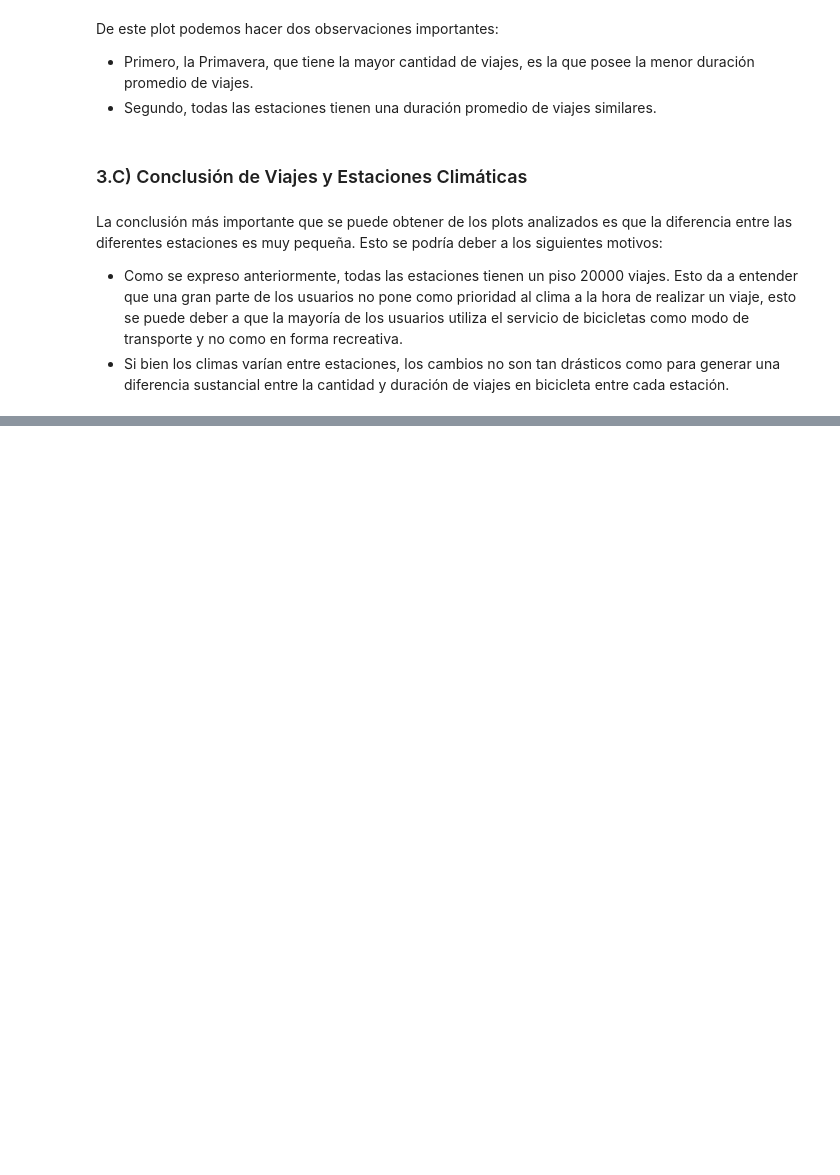
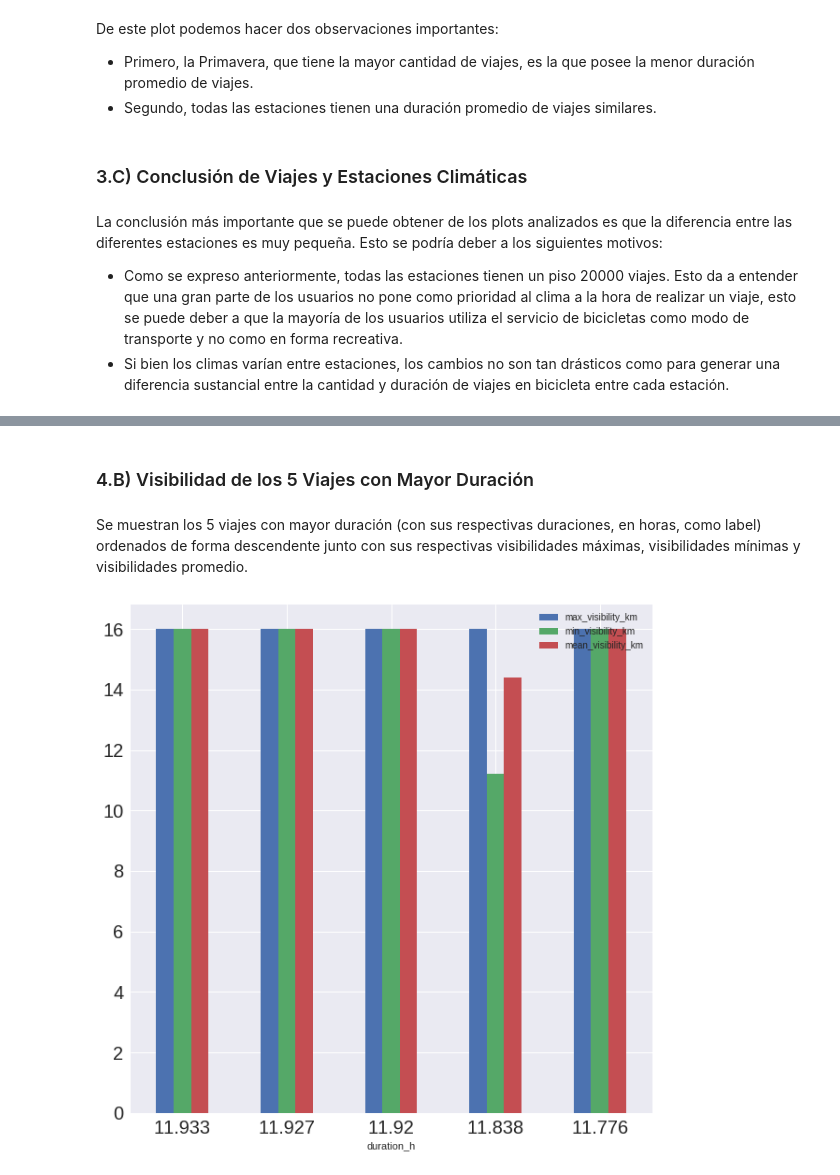
Before and after one commit to frisjon/tp1, a Jupyter notebook: notebooks/viajes_clima.ipynb, the cells around one changed output, grey strips where cells are left out. Cells and saved outputs as stored; diff of their text form; code cells hidden in the pictures; blank space fills up the shorter version.

```diff
--- a/notebooks/viajes_clima.ipynb
+++ b/notebooks/viajes_clima.ipynb
@@ -264,0 +296,11 @@ La conclusión más importante que se puede obtener de los plots analizados es q
+# %% [markdown]
+### 4.B) Visibilidad de los 5 Viajes con Mayor Duración
+# %%
+top_dur_vis = top_dur[['duration_h', 'max_visibility_km', 'min_visibility_km', 'mean_visibility_km']]
+top_dur_vis.set_index('duration_h', inplace=True)
+# %% [markdown]
+Se muestran los 5 viajes con mayor duración (con sus respectivas duraciones, en horas, como label) ordenados de forma descendente junto con sus respectivas visibilidades máximas, visibilidades mínimas y visibilidades promedio.
+# %%
+top_dur_vis_bar = top_dur_vis.plot.bar(figsize=(10,10), fontsize=20, rot=0);
+# %% [output]
+[figure, added]
```
Also changed, not shown: parts of 16 cells of this notebook.
